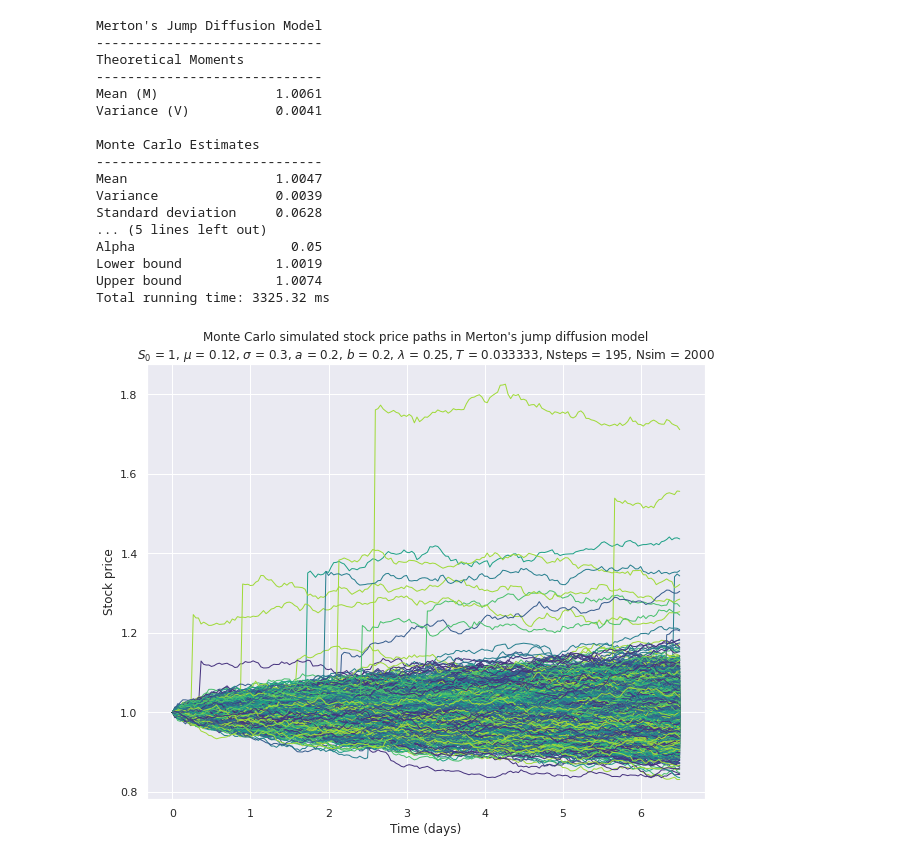
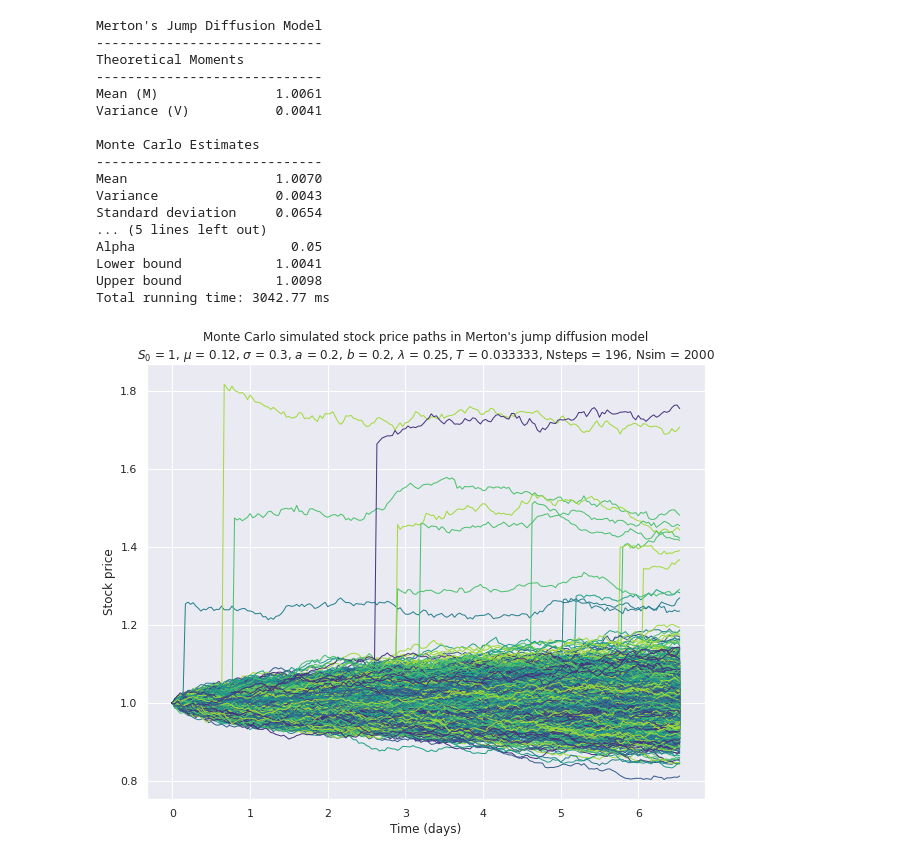
Before and after one commit to Ianfm94/Financial_Analysis, a Jupyter notebook: LSTM_Workings/Notebooks/1. Data_Simulation.ipynb, the cells around one changed output. Drawn from its saved outputs; the diff is of its cells as text; code cells hidden in the pictures.

```diff
--- a/LSTM_Workings/Notebooks/1. Data_Simulation.ipynb
+++ b/LSTM_Workings/Notebooks/1. Data_Simulation.ipynb
@@ -2,7 +2,7 @@
 <a href="https://colab.research.google.com/github/Ianfm94/Financial_Analysis/blob/master/LSTM_Workings/Notebooks/1.%20Data_Simulation.ipynb" target="_parent"><img src="https://colab.research.google.com/assets/colab-badge.svg" alt="Open In Colab"/></a>
 # %%
 def jump_diffusion(S=1, X=0.5, T=0.033333, mu=0.12, sigma=0.3, Lambda=0.25,
-                   a=0.2, b=0.2, Nsteps=195, Nsim=2000, alpha=0.05, seed=None):
+                   a=0.2, b=0.2, Nsteps=196, Nsim=2000, alpha=0.05, seed=None):
     '''
     Monte Carlo simulation [1] of Merton's Jump Diffusion Model [2].
     The model is specified through the stochastic differential equation (SDE):
@@ -214,6 +214,6 @@ Total running time: 3779.77 ms
 # %%
 def jump_diffusion(S=1, X=0.5, T=0.033333, mu=0.12, sigma=0.3, Lambda=0.25,
-                   a=0.2, b=0.2, Nsteps=195, Nsim=2000, alpha=0.05, seed=None):
+                   a=0.2, b=0.2, Nsteps=196, Nsim=2000, alpha=0.05, seed=None):
     '''
     Monte Carlo simulation [1] of Merton's Jump Diffusion Model [2].
     The model is specified through the stochastic differential equation (SDE):
@@ -388,39 +388,39 @@ diffusion model\n$S_0$ = {}, $\mu$ = {}, $\sigma$ = {}, $a$ = {}, $b$ = {}, \
 $\lambda$ = {}, $T$ = {}, Nsteps = {}, Nsim = {}"\
            .format(S, mu, sigma, a, b, Lambda, T, Nsteps, Nsim), \
            xlabel='Time (days)', ylabel='Stock price')
 
     # Display figure in a Python environment
     #plt.show()
     plt.savefig('MC_Simulation_2.png')
 
     # Time and print the elapsed time
     toc = time.time()
     elapsed_time = toc - tic
     print('Total running time: {:.2f} ms'.format(elapsed_time*1000))
 
     #from google.colab import  drive
     #drive.mount('/drive')
     pd.DataFrame(simulated_paths).to_csv("MC_Simulation_Prices_2.csv")
 
 jump_diffusion()
 # %% [output]
 Merton's Jump Diffusion Model
 -----------------------------
 Theoretical Moments
 -----------------------------
 Mean (M)               1.0061
 Variance (V)           0.0041
 
 Monte Carlo Estimates
 -----------------------------
-Mean                   1.0047
-Variance               0.0039
-Standard deviation     0.0628
+Mean                   1.0070
+Variance               0.0043
+Standard deviation     0.0654
 ... (5 lines left out)
 Alpha                    0.05
-Lower bound            1.0019
-Upper bound            1.0074
-Total running time: 3325.32 ms
+Lower bound            1.0041
+Upper bound            1.0098
+Total running time: 3042.77 ms
-[figure, old version]
+[figure, new version]
 # %%
 def jump_diffusion(S=1, X=0.5, T=0.033333, mu=0.08, sigma=0.3, Lambda=0.25,
```
Also changed, not shown: parts of 4 cells of this notebook.
